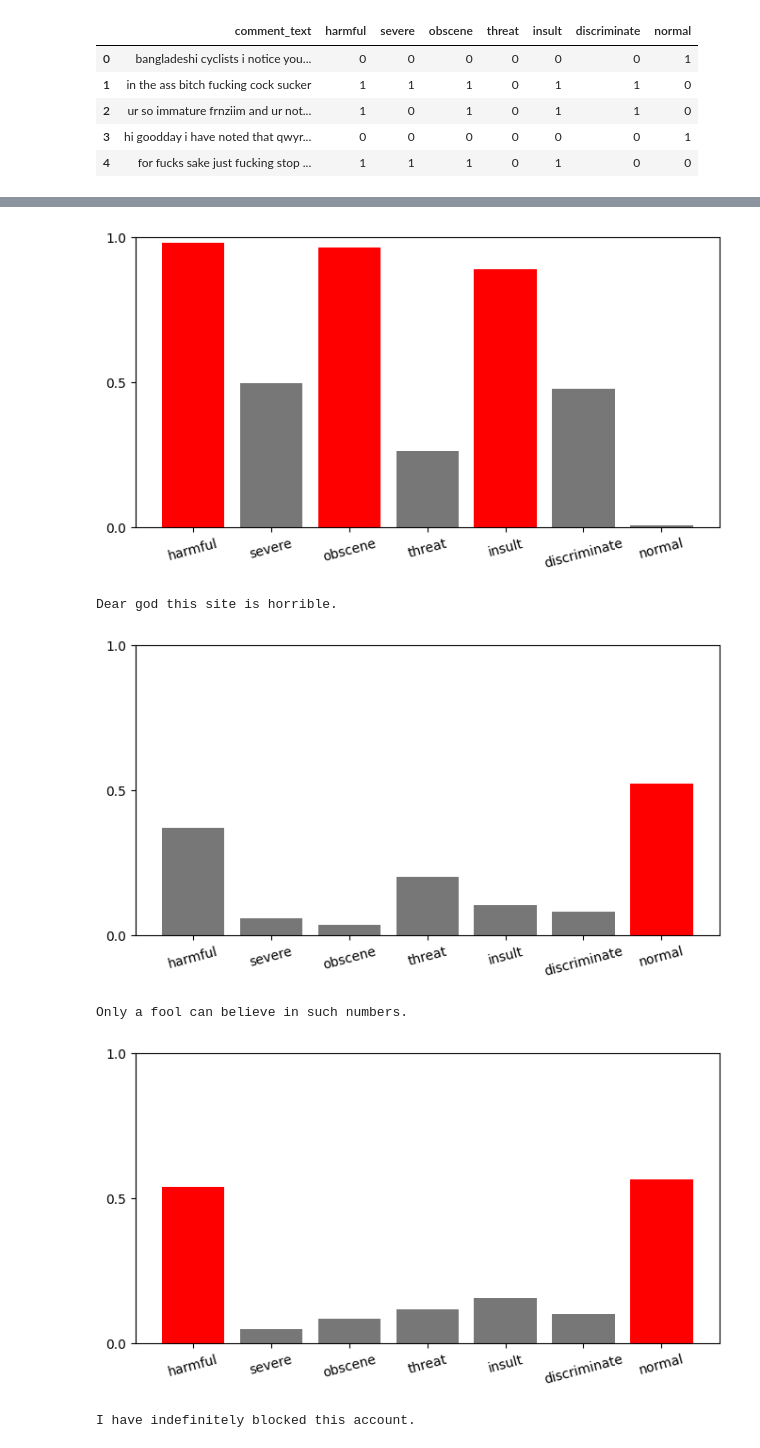
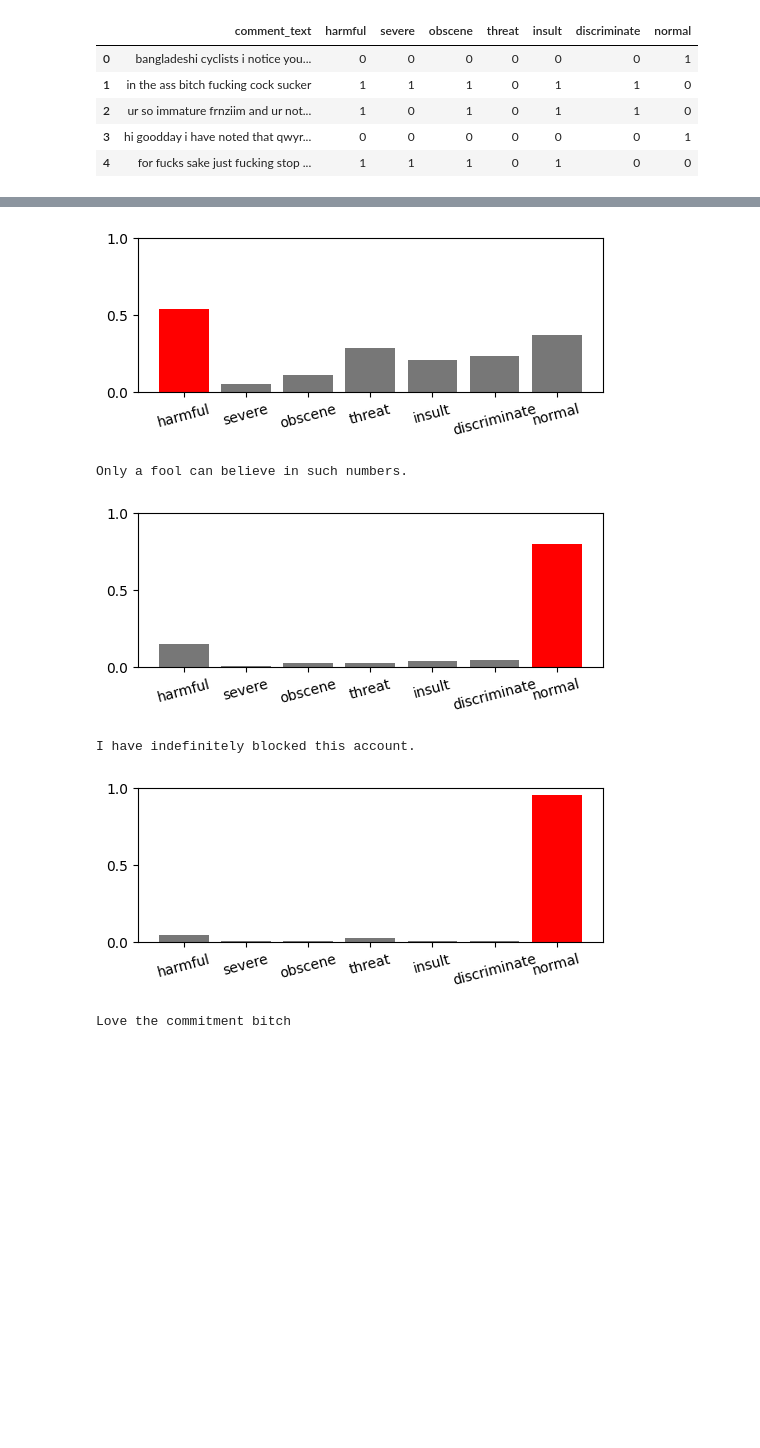
Before and after one commit to QuanNguyenDong/hateful-speech-classification, a Jupyter notebook: AI-models/BERT_hateful_comment_classification.ipynb, the cells around one changed output, grey strips where cells are left out. Cells and saved outputs as stored; diff of their text form; code cells hidden in the pictures; blank space fills up the shorter version.

Commit message:
training BERT model

```diff
--- a/AI-models/BERT_hateful_comment_classification.ipynb
+++ b/AI-models/BERT_hateful_comment_classification.ipynb
@@ -44,5 +47,3 @@ dataset.head()
 | 2 | ur so immature frnziim and ur not... | 1 | 0 | 1 | 0 | 1 | 1 | 0 |
 | 3 | hi goodday i have noted that qwyr... | 0 | 0 | 0 | 0 | 0 | 0 | 1 |
 | 4 | for fucks sake just fucking stop ... | 1 | 1 | 1 | 0 | 1 | 0 | 0 |
-# %%
-dataset = dataset[:50000]
@@ -250,0 +97,18 @@ Preprocess model auto-selected: https://tfhub.dev/tensorflow/bert_en_uncased_pre
+# %%
+bert_model_name = 'small_bert/bert_en_uncased_L-2_H-128_A-2'
+
+map_name_to_handle = {
+    'small_bert/bert_en_uncased_L-2_H-128_A-2':
+        'https://tfhub.dev/tensorflow/small_bert/bert_en_uncased_L-2_H-128_A-2/1'
+}
+
+map_model_to_preprocess = {
+    'small_bert/bert_en_uncased_L-2_H-128_A-2':
+        'https://tfhub.dev/tensorflow/bert_en_uncased_preprocess/3'
+}
+
+tfhub_handle_encoder = map_name_to_handle[bert_model_name]
+tfhub_handle_preprocess = map_model_to_preprocess[bert_model_name]
+
+print(f'BERT model selected           : {tfhub_handle_encoder}')
+print(f'Preprocess model auto-selected: {tfhub_handle_preprocess}')
@@ -305,0 +157,17 @@ ________________________________________________________________________________
+# %%
+epochs = 5
+steps_per_epoch = tf.data.experimental.cardinality(train_ds).numpy()
+num_train_steps = steps_per_epoch * epochs
+num_warmup_steps = int(0.1*num_train_steps)
+
+init_lr = 3e-4
+optimizer = optimization.create_optimizer(init_lr=init_lr,
+                                          num_train_steps=num_train_steps,
+                                          num_warmup_steps=num_warmup_steps,
+                                          optimizer_type='adamw')
+
+model.compile(
+  loss=losses.BinaryCrossentropy(),
+  optimizer=optimizer,
+  metrics=[tf.metrics.BinaryAccuracy(threshold=0.5)]
+)
@@ -316,13 +247,14 @@ Epoch 1/5
 # %%
 inputs = [
-  "Yo bitch Ja Rule is more succesful then you'll ever be whats up with you and hating you sad mofuckas...i should bitch slap ur pethedic white faces and get you to kiss my ass you guys sicken me. Ja rule is about pride in da music man. dont diss that shit on him. and nothin is wrong bein like tupac he was a brother too...fuckin white boys get things right next time.,",
   "Dear god this site is horrible.",
   "Only a fool can believe in such numbers.",
   "I have indefinitely blocked this account.",
   "Love the commitment bitch",
   "hello how are you",
   "I hate gay people",
-  "I hate myself"
+  "I hate myself",
+  "This video is awesome",
+  "You suck"
 ]
 
 examples = tf.constant(inputs)
@@ -336,7 +268,7 @@ def plot_value_array(prediction):
 predictions = model.predict(examples)
 
 for i in range(len(inputs)):
-  plt.figure(figsize=(8, 4))
+  plt.figure(figsize=(6, 2))
   print(inputs[i])
   plot_value_array(predictions[i])
   plt.show()
@@ -346,6 +278,6 @@ Yo bitch Ja Rule is more succesful then you'll ever be whats up with you and hat
-[figure, old version]
+[figure, new version]
-Dear god this site is horrible.
+Only a fool can believe in such numbers.
-[figure, old version]
+[figure, new version]
-Only a fool can believe in such numbers.
+I have indefinitely blocked this account.
-[figure, old version]
+[figure, new version]
-I have indefinitely blocked this account.
+Love the commitment bitch
```
Also changed, not shown: parts of 28 cells of this notebook, 5 other files.
